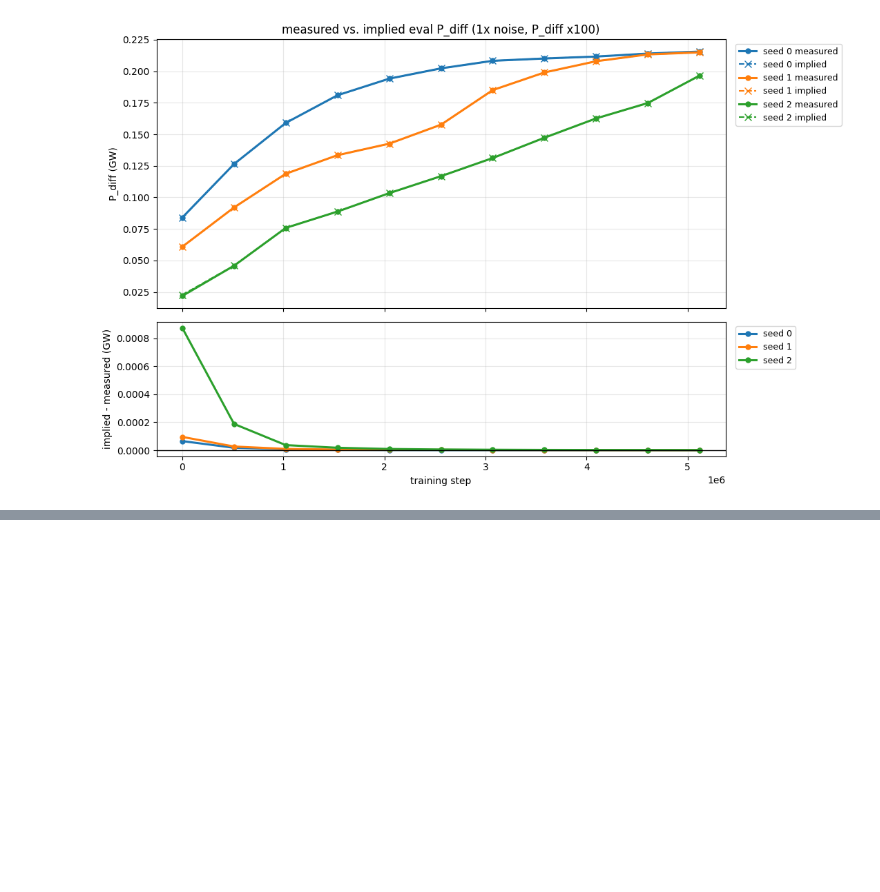
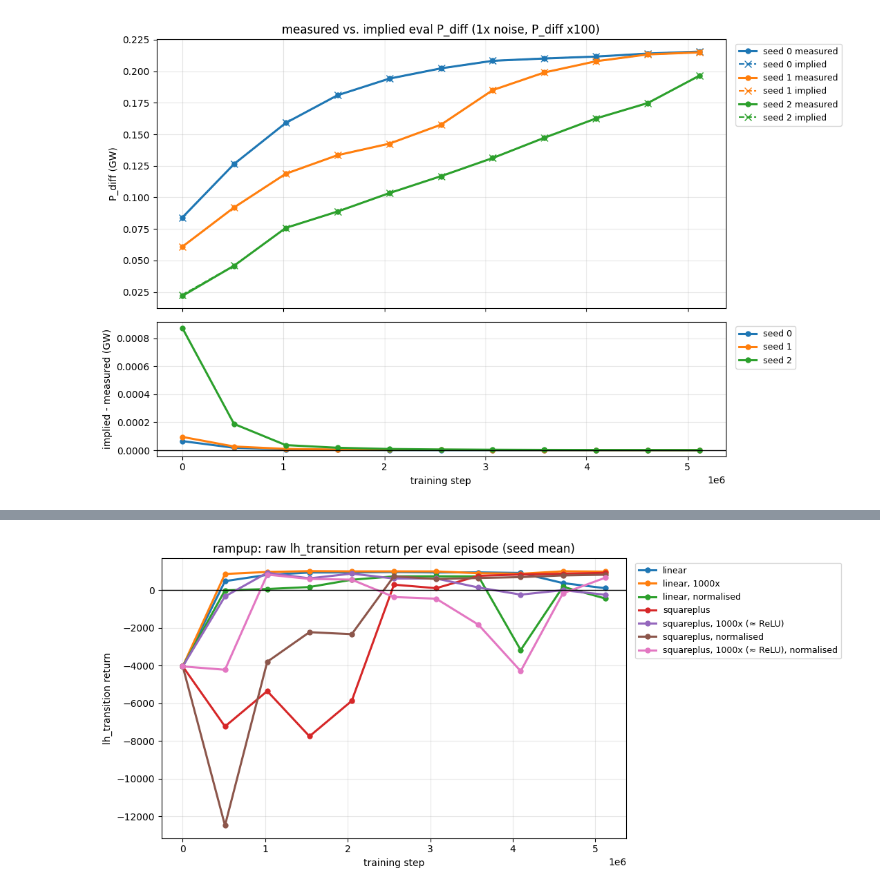
Before and after one commit to davcoope/plasmax, a Jupyter notebook: experiments/studies/dc_rewards_comparison.ipynb, the cells around one changed output, grey strips where cells are left out. Cells and saved outputs as stored; diff of their text form; code cells hidden in the pictures; blank space fills up the shorter version.

```diff
--- a/experiments/studies/dc_rewards_comparison.ipynb
+++ b/experiments/studies/dc_rewards_comparison.ipynb
@@ -322,0 +351,5 @@ finish(ax, f"measured mean per-step P_diff ({VERIFY_NM}x noise)", "P_diff (GW)",
+# %%
+rampup_plot(LH, "rampup: raw lh_transition return per eval episode (seed mean)", "lh_transition return",
+            "rampup_lh_transition_return", error_bars=SHOW_ERROR_BARS, zero_line=True)
+# %% [output]
+[figure, added]
```
Also changed, not shown: parts of 5 cells of this notebook.
